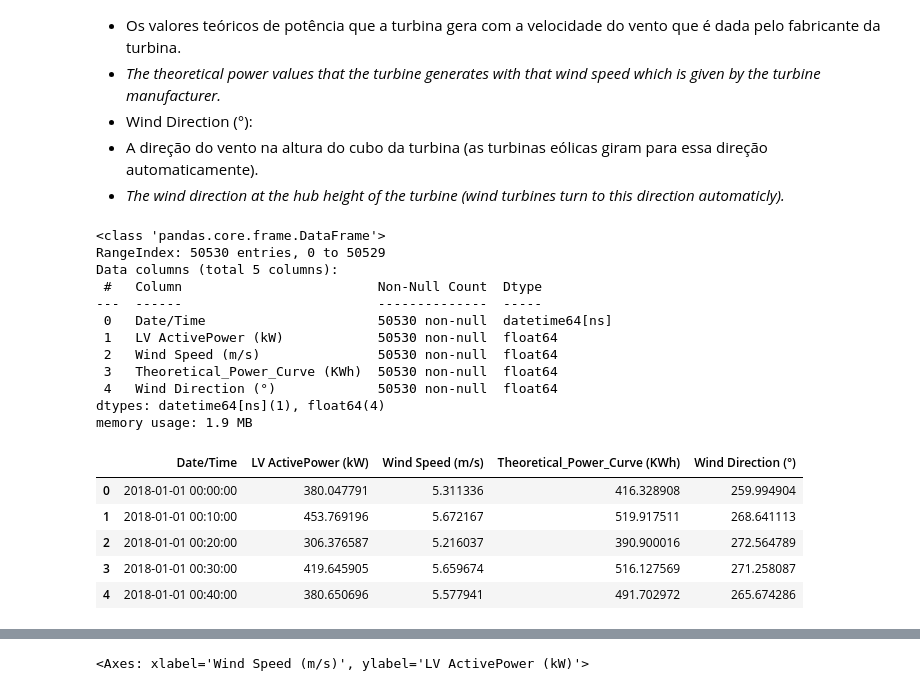
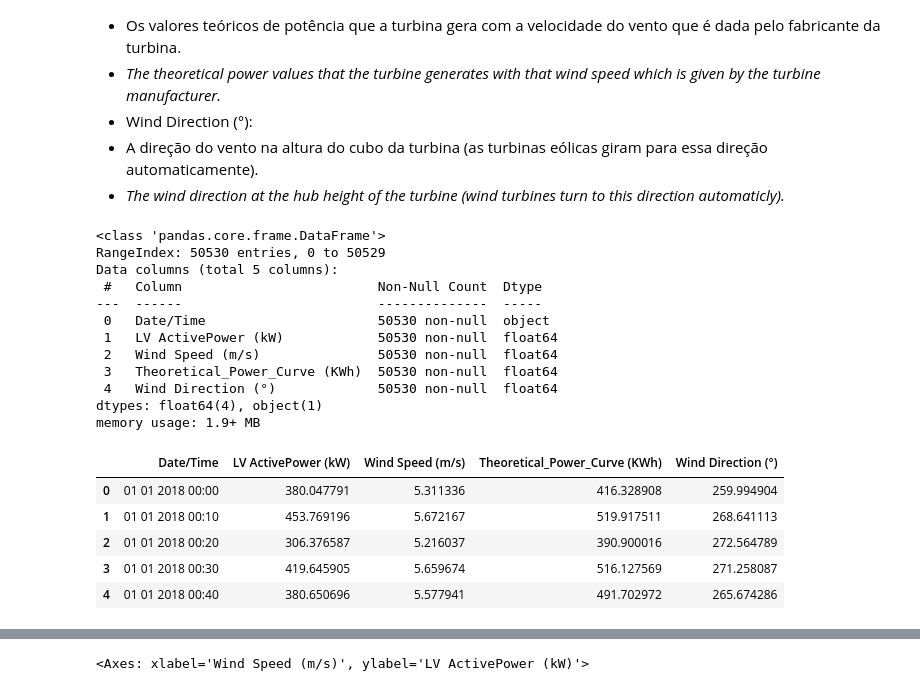
Before and after one commit to RaulOAlves/Wind_Turbine_Scada, a Jupyter notebook: Wind_Turbine_Scada.ipynb, the cells around one changed output, grey strips where cells are left out. Drawn from its saved outputs; the diff is of its cells as text; code cells hidden in the pictures.

```diff
--- a/Wind_Turbine_Scada.ipynb
+++ b/Wind_Turbine_Scada.ipynb
@@ -32,26 +39,25 @@ from matplotlib.pyplot import figure
 # %%
 # Lendo os arquivos
 
 df = pd.read_csv('/content/drive/MyDrive/Colab Notebooks/estudos_gerais/Wind_Turbine_Scada/T1.csv')
-df['Date/Time'] = pd.to_datetime(df['Date/Time'])
 df.info()
 df.head()
 # %% [output]
 <class 'pandas.core.frame.DataFrame'>
 RangeIndex: 50530 entries, 0 to 50529
 Data columns (total 5 columns):
  #   Column                         Non-Null Count  Dtype
 ---  ------                         --------------  -----
- 0   Date/Time                      50530 non-null  datetime64[ns]
+ 0   Date/Time                      50530 non-null  object
  1   LV ActivePower (kW)            50530 non-null  float64
  2   Wind Speed (m/s)               50530 non-null  float64
  3   Theoretical_Power_Curve (KWh)  50530 non-null  float64
  4   Wind Direction (°)             50530 non-null  float64
-dtypes: datetime64[ns](1), float64(4)
-memory usage: 1.9 MB
+dtypes: float64(4), object(1)
+memory usage: 1.9+ MB
 |  | Date/Time | LV ActivePower (kW) | Wind Speed (m/s) | Theoretical_Power_Curve (KWh) | Wind Direction (°) |
-| 0 | 2018-01-01 00:00:00 | 380.047791 | 5.311336 | 416.328908 | 259.994904 |
-| 1 | 2018-01-01 00:10:00 | 453.769196 | 5.672167 | 519.917511 | 268.641113 |
-| 2 | 2018-01-01 00:20:00 | 306.376587 | 5.216037 | 390.900016 | 272.564789 |
-| 3 | 2018-01-01 00:30:00 | 419.645905 | 5.659674 | 516.127569 | 271.258087 |
-| 4 | 2018-01-01 00:40:00 | 380.650696 | 5.577941 | 491.702972 | 265.674286 |
+| 0 | 01 01 2018 00:00 | 380.047791 | 5.311336 | 416.328908 | 259.994904 |
+| 1 | 01 01 2018 00:10 | 453.769196 | 5.672167 | 519.917511 | 268.641113 |
+| 2 | 01 01 2018 00:20 | 306.376587 | 5.216037 | 390.900016 | 272.564789 |
+| 3 | 01 01 2018 00:30 | 419.645905 | 5.659674 | 516.127569 | 271.258087 |
+| 4 | 01 01 2018 00:40 | 380.650696 | 5.577941 | 491.702972 | 265.674286 |
```
Also changed, not shown: parts of 9 cells of this notebook.
